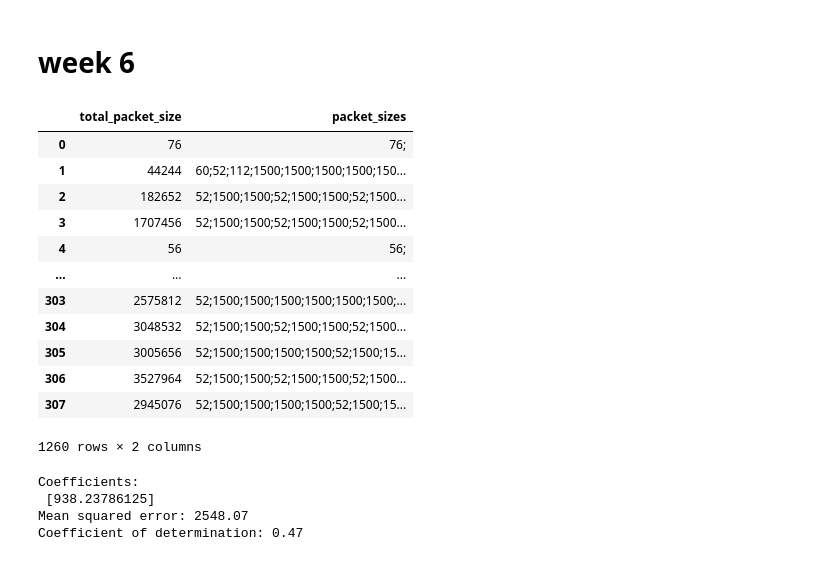
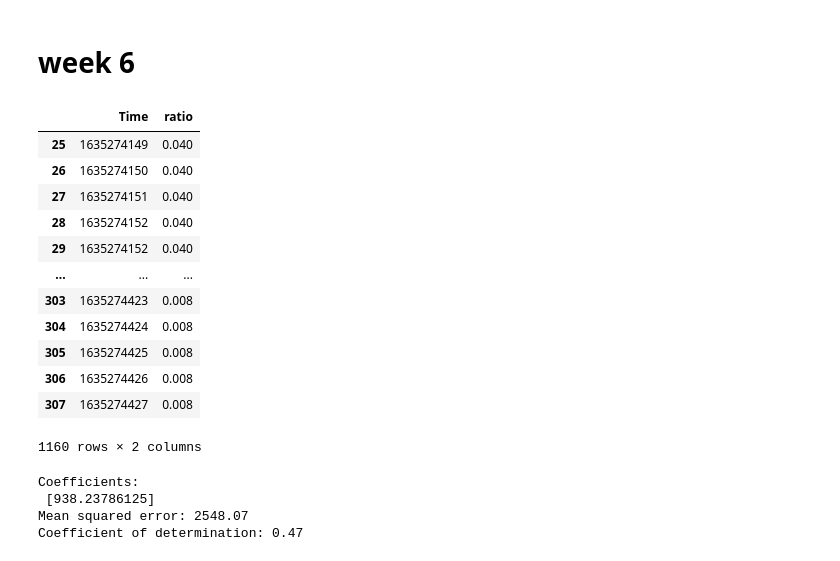
Before and after one commit to tatummaston/dsc180a-checkpoint1, a Jupyter notebook: eda.ipynb, the cells around one changed output. Saved outputs shown, nothing was run; the diff lists cells and outputs as text; code cells hidden in the pictures.

```diff
--- a/eda.ipynb
+++ b/eda.ipynb
@@ -341,18 +350,2 @@ full_df = pd.concat([run_200_5000, run_200_300, run_200_1000, run_200_25000])
 # %%
 full_df['total_packet_size'] = full_df['1->2Bytes'] + full_df['2->1Bytes']
-# %%
-full_df[['total_packet_size','packet_sizes']]
-# %% [output]
-|  | total_packet_size | packet_sizes |
-| 0 | 76 | 76; |
-| 1 | 44244 | 60;52;112;1500;1500;1500;1500;150... |
-| 2 | 182652 | 52;1500;1500;52;1500;1500;52;1500... |
-| 3 | 1707456 | 52;1500;1500;52;1500;1500;52;1500... |
-| 4 | 56 | 56; |
-| ... | ... | ... |
-| 303 | 2575812 | 52;1500;1500;1500;1500;1500;1500;... |
-| 304 | 3048532 | 52;1500;1500;52;1500;1500;52;1500... |
-| 305 | 3005656 | 52;1500;1500;1500;1500;52;1500;15... |
-| 306 | 3527964 | 52;1500;1500;52;1500;1500;52;1500... |
-| 307 | 2945076 | 52;1500;1500;1500;1500;52;1500;15... |
-1260 rows × 2 columns
@@ -359,3 +356,19 @@ full_df[['total_packet_size','packet_sizes']]
+# %%
+full_df[['Time','ratio']]
+# %% [output]
+|  | Time | ratio |
+| 25 | 1635274149 | 0.040 |
+| 26 | 1635274150 | 0.040 |
+| 27 | 1635274151 | 0.040 |
+| 28 | 1635274152 | 0.040 |
+| 29 | 1635274152 | 0.040 |
+| ... | ... | ... |
+| 303 | 1635274423 | 0.008 |
+| 304 | 1635274424 | 0.008 |
+| 305 | 1635274425 | 0.008 |
+| 306 | 1635274426 | 0.008 |
+| 307 | 1635274427 | 0.008 |
+1160 rows × 2 columns
 # %%
 from sklearn import datasets, linear_model
 from sklearn.metrics import mean_squared_error, r2_score
```
Also changed, not shown: parts of 24 cells of this notebook.
